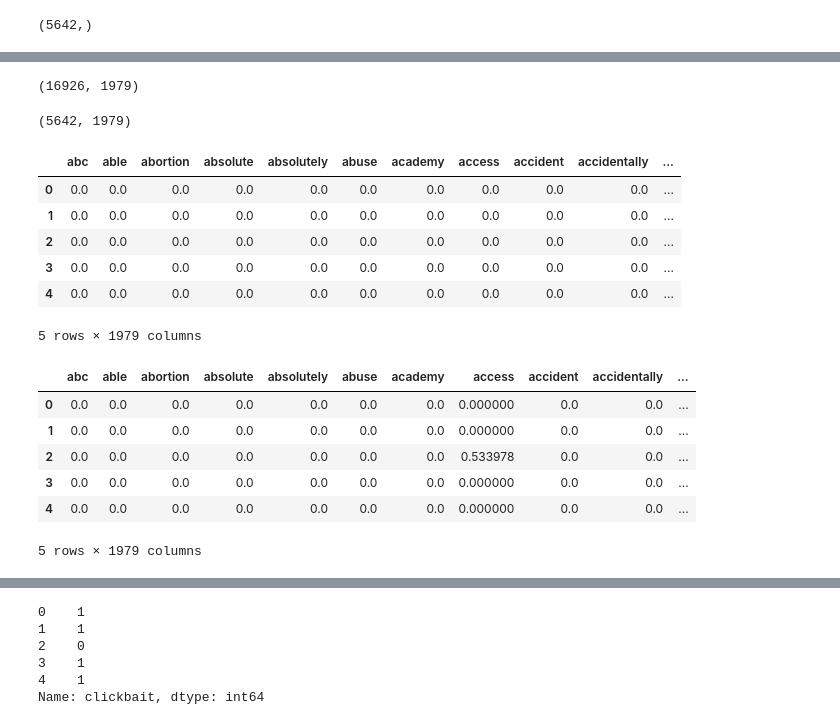
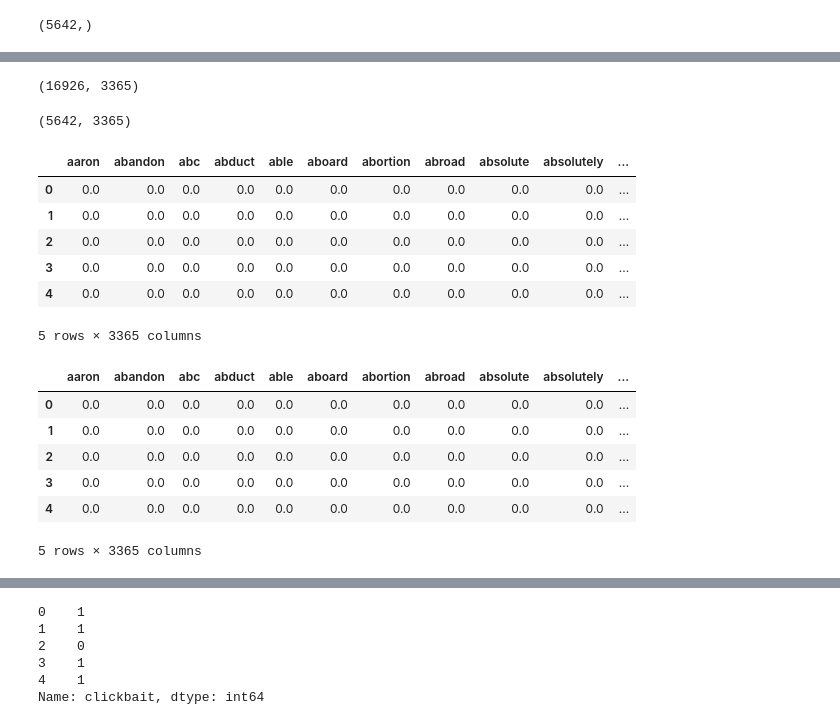
Before and after one commit to leoAshu/headline-classification, a Jupyter notebook: notebooks/model_selection.ipynb, the cells around one changed output, grey strips where cells are left out. Cells and saved outputs as stored; diff of their text form; code cells hidden in the pictures.

```diff
--- a/notebooks/model_selection.ipynb
+++ b/notebooks/model_selection.ipynb
@@ -110,35 +110,35 @@ display(x_valid_bow.head())
 # %%
 # tf-idf transformation
 # instantiate a CountVectorizer
-tfidf_vectorizer = TfidfVectorizer(min_df=10)
+tfidf_vectorizer = TfidfVectorizer(min_df=5)
 
 # train and construct bag of words
 x_train_tfidf = pd.DataFrame(tfidf_vectorizer.fit_transform(x_train).toarray(), columns=tfidf_vectorizer.get_feature_names_out())
 x_valid_tfidf = pd.DataFrame(tfidf_vectorizer.transform(x_valid).toarray(), columns=tfidf_vectorizer.get_feature_names_out())
 
 # shape of document matrix: (rows, columns)
 display(x_train_tfidf.shape, x_valid_tfidf.shape)
 
 # first 5 datapoints of transformed train & validation sets
 display(x_train_tfidf.head())
 display(x_valid_tfidf.head())
 # %% [output]
-(16926, 1979)
+(16926, 3365)
-(5642, 1979)
+(5642, 3365)
-|  | abc | able | abortion | absolute | absolutely | abuse | academy | access | accident | accidentally | ... |
+|  | aaron | abandon | abc | abduct | able | aboard | abortion | abroad | absolute | absolutely | ... |
 | 0 | 0.0 | 0.0 | 0.0 | 0.0 | 0.0 | 0.0 | 0.0 | 0.0 | 0.0 | 0.0 | ... |
 | 1 | 0.0 | 0.0 | 0.0 | 0.0 | 0.0 | 0.0 | 0.0 | 0.0 | 0.0 | 0.0 | ... |
 | 2 | 0.0 | 0.0 | 0.0 | 0.0 | 0.0 | 0.0 | 0.0 | 0.0 | 0.0 | 0.0 | ... |
 | 3 | 0.0 | 0.0 | 0.0 | 0.0 | 0.0 | 0.0 | 0.0 | 0.0 | 0.0 | 0.0 | ... |
 | 4 | 0.0 | 0.0 | 0.0 | 0.0 | 0.0 | 0.0 | 0.0 | 0.0 | 0.0 | 0.0 | ... |
-5 rows × 1979 columns
+5 rows × 3365 columns
-|  | abc | able | abortion | absolute | absolutely | abuse | academy | access | accident | accidentally | ... |
-| 0 | 0.0 | 0.0 | 0.0 | 0.0 | 0.0 | 0.0 | 0.0 | 0.000000 | 0.0 | 0.0 | ... |
-| 1 | 0.0 | 0.0 | 0.0 | 0.0 | 0.0 | 0.0 | 0.0 | 0.000000 | 0.0 | 0.0 | ... |
-| 2 | 0.0 | 0.0 | 0.0 | 0.0 | 0.0 | 0.0 | 0.0 | 0.533978 | 0.0 | 0.0 | ... |
-| 3 | 0.0 | 0.0 | 0.0 | 0.0 | 0.0 | 0.0 | 0.0 | 0.000000 | 0.0 | 0.0 | ... |
-| 4 | 0.0 | 0.0 | 0.0 | 0.0 | 0.0 | 0.0 | 0.0 | 0.000000 | 0.0 | 0.0 | ... |
+|  | aaron | abandon | abc | abduct | able | aboard | abortion | abroad | absolute | absolutely | ... |
+| 0 | 0.0 | 0.0 | 0.0 | 0.0 | 0.0 | 0.0 | 0.0 | 0.0 | 0.0 | 0.0 | ... |
+| 1 | 0.0 | 0.0 | 0.0 | 0.0 | 0.0 | 0.0 | 0.0 | 0.0 | 0.0 | 0.0 | ... |
+| 2 | 0.0 | 0.0 | 0.0 | 0.0 | 0.0 | 0.0 | 0.0 | 0.0 | 0.0 | 0.0 | ... |
+| 3 | 0.0 | 0.0 | 0.0 | 0.0 | 0.0 | 0.0 | 0.0 | 0.0 | 0.0 | 0.0 | ... |
+| 4 | 0.0 | 0.0 | 0.0 | 0.0 | 0.0 | 0.0 | 0.0 | 0.0 | 0.0 | 0.0 | ... |
-5 rows × 1979 columns
+5 rows × 3365 columns
 # %%
 # word2vec transformation
 # encode independent feature: x_train  & x_valid
```
Also changed, not shown: parts of 7 cells of this notebook.
